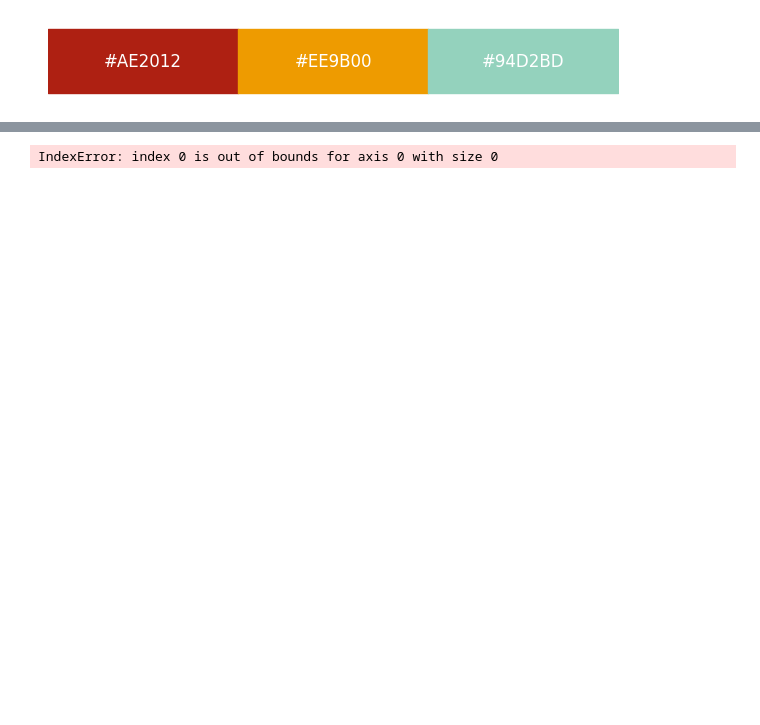
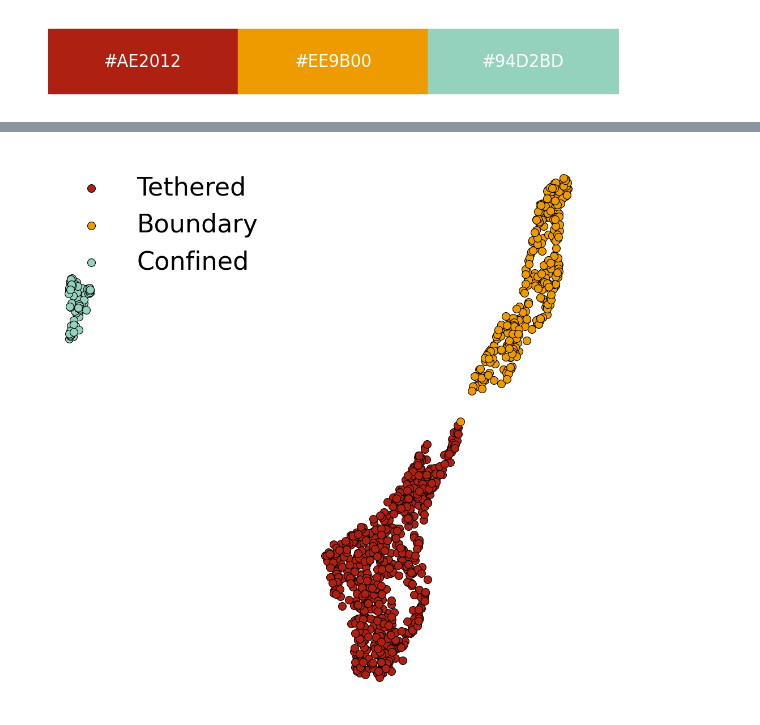
Before and after one commit to walterlab-um/RNA_SPT_in_cellular_condensates, a Jupyter notebook: META-SiM/META_SiM_Analysis.ipynb, the cells around one changed output, grey strips where cells are left out. Saved outputs shown, nothing was run; the diff lists cells and outputs as text; code cells hidden in the pictures; blank space fills up the shorter version.

```diff
--- a/META-SiM/META_SiM_Analysis.ipynb
+++ b/META-SiM/META_SiM_Analysis.ipynb
@@ -571,8 +496,9 @@ if 'labels' in locals():
 import seaborn as sns
 
 fig, ax = plt.subplots(figsize=(10, 10))
+sorted_cluster_ids = cluster_plot_df.sort_values('Cluster Rank')['Cluster Index'].values
 
-for cluster_id in unique_cluster_labels:
+for cluster_id in sorted_cluster_ids:
     cluster_mask = df_2d['Cluster'] == str(cluster_id)
     cluster_size = np.sum(cluster_mask)
 
@@ -582,7 +508,7 @@ for cluster_id in unique_cluster_labels:
                     color=cluster_plot_df.loc[cluster_plot_df['Cluster Index'] == cluster_id, 'Color'].values[0],
                     label=cluster_plot_df.loc[cluster_plot_df['Cluster Index'] == cluster_id, 'Cluster Label'].values[0],
                     ax=ax,
-                    s=30,
+                    s=100,
                     edgecolor='black'
                     )
 
@@ -609,36 +535,36 @@ x_min = x_center - max_length / 2
 x_max = x_center + max_length / 2
 y_min = y_center - max_length / 2
 y_max = y_center + max_length / 2
 
-ax.set_xlim(x_min - 0.05 * abs(x_max - x_min), x_max + 0.05 * abs(x_max - x_min))
-ax.set_ylim(y_min - 0.05 * abs(y_max - y_min), y_max + 0.05 * abs(y_max - y_min))
+# ax.set_xlim(x_min - 0.05 * abs(x_max - x_min), x_max + 0.05 * abs(x_max - x_min))
+# ax.set_ylim(y_min - 0.05 * abs(y_max - y_min), y_max + 0.05 * abs(y_max - y_min))
 
 # Remove x and y axis labels and ticks
 ax.set_xticks([])
 ax.set_yticks([])
 ax.set_xlabel('')
 ax.set_ylabel('')
 
 # Remove the frame
 ax.spines['top'].set_visible(False)
 ax.spines['right'].set_visible(False)
 ax.spines['left'].set_visible(False)
 ax.spines['bottom'].set_visible(False)
 
 try:
     ax.legend(loc='upper left', frameon=False, fontsize=32)
 except:
     pass
 
 plt.tight_layout()
 
 file_list_base = [f.replace('.json.zip', '') for f in file_list]
 save_name = f"./results/UMAP/2D_UMAP_Clusters_{'_'.join(file_list_base)}.svg"
 os.makedirs(os.path.dirname(save_name), exist_ok=True)
 plt.savefig(save_name, dpi=300, bbox_inches='tight', transparent=True)
 plt.show()
 # %% [output]
-IndexError: index 0 is out of bounds for axis 0 with size 0
+[figure, added]
 # %%
 # Plot random representative traces
 # fig, axes = plt.subplots(n_clusters, 1, figsize=(6, 2*n_clusters), sharex=True)
```
Also changed, not shown: parts of 13 cells of this notebook, 38 other files.
